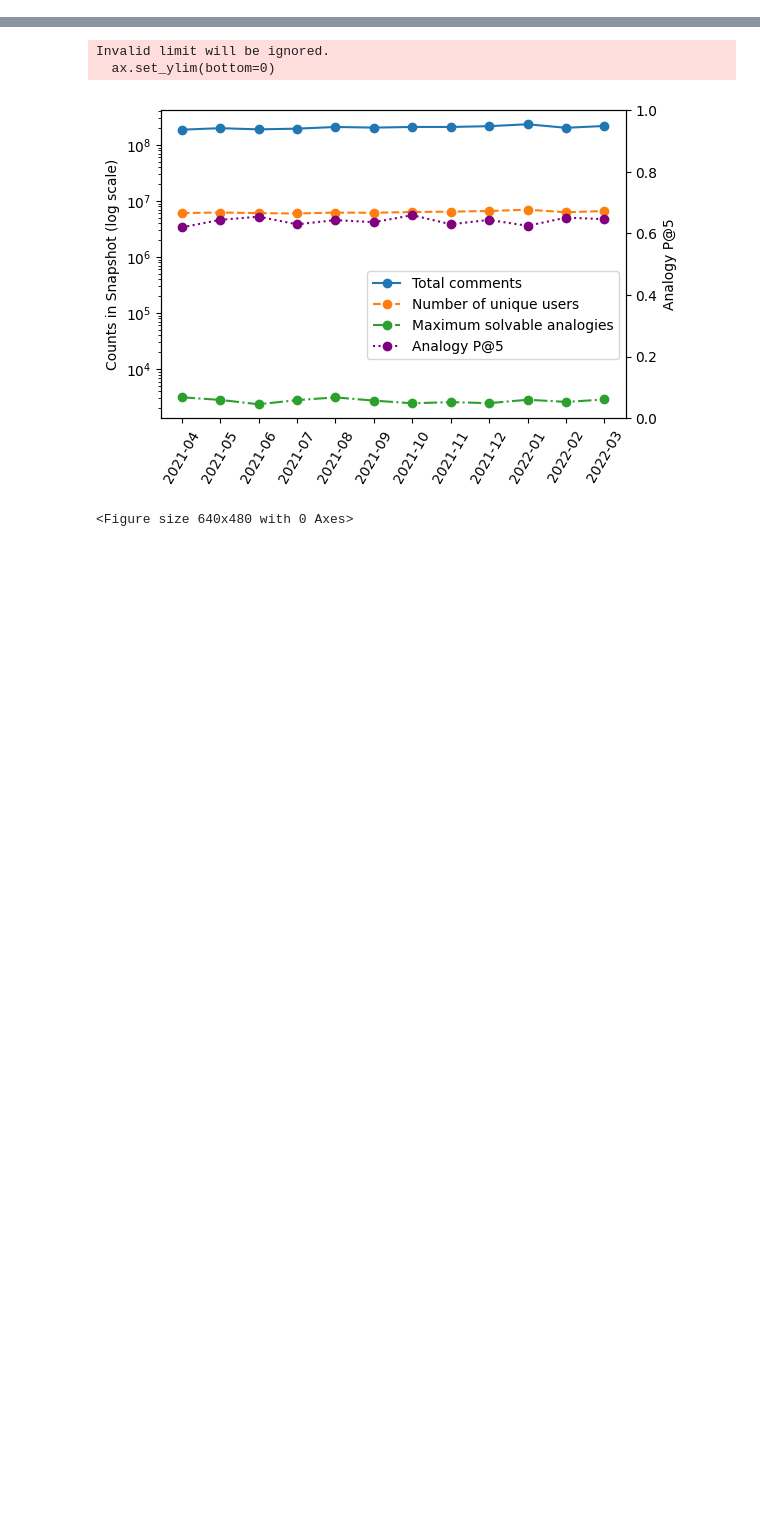
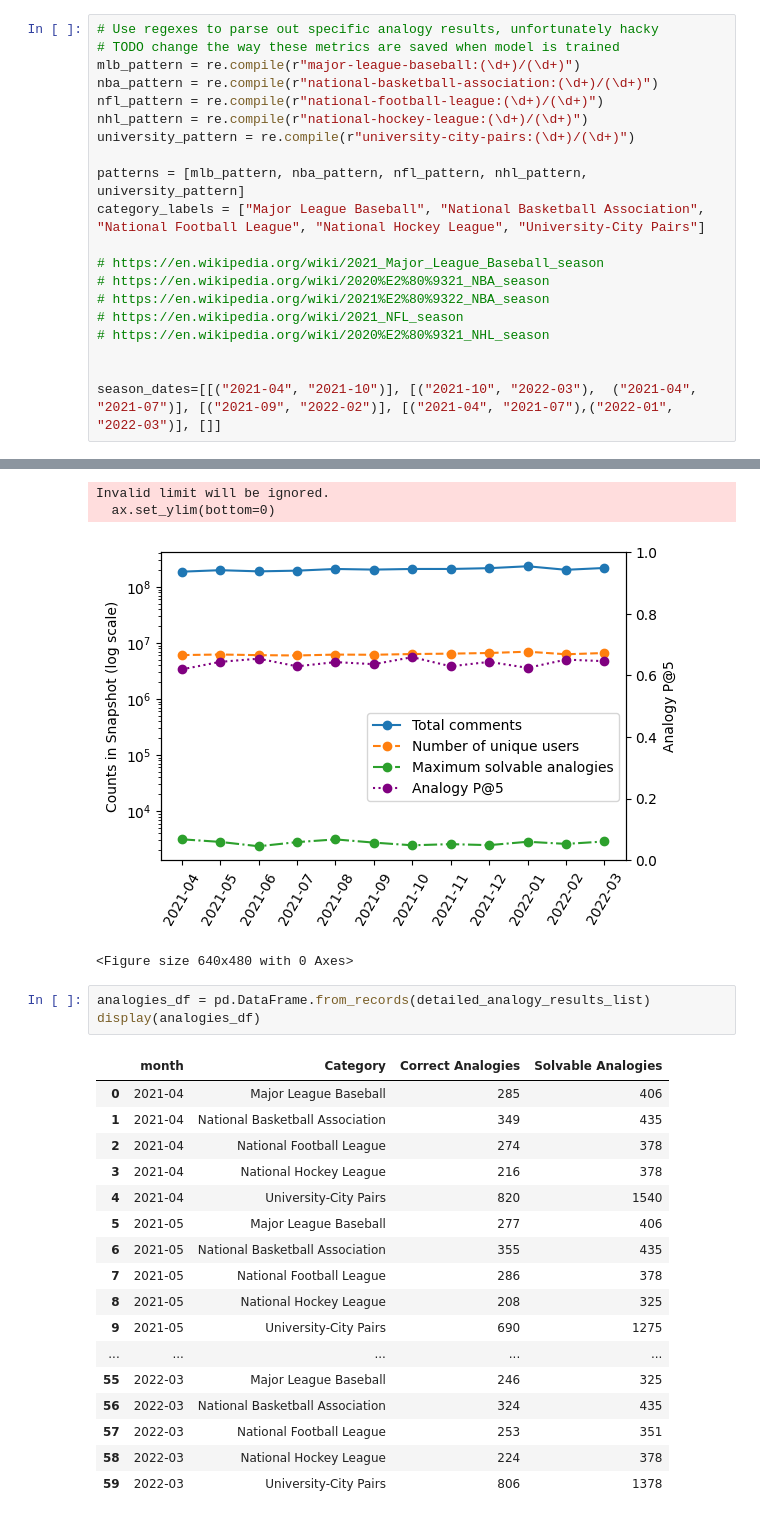
Before and after one commit to UMassCDS/IHOP-Reddit, a Jupyter notebook: notebooks/plot_final_community2vec_results.ipynb, the cells around one changed output, grey strips where cells are left out. Cells and saved outputs as stored; diff of their text form; blank space fills up the shorter version.

```diff
--- a/notebooks/plot_final_community2vec_results.ipynb
+++ b/notebooks/plot_final_community2vec_results.ipynb
@@ -20,5 +15,25 @@ C2V_ROOT = DATA_ROOT / "community2vec"
 MONTHS = sorted(["2021-04", "2021-05", "2021-06", "2021-07", "2021-08", "2021-09", "2021-10", "2021-11", "2021-12", "2022-01", "2022-02", "2022-03"
 ])
 VIZ_PATH = DATA_ROOT / "paper_visuals"
+# %%
+# Use regexes to parse out specific analogy results, unfortunately hacky
+# TODO change the way these metrics are saved when model is trained
+mlb_pattern = re.compile(r"major-league-baseball:(\d+)/(\d+)")
+nba_pattern = re.compile(r"national-basketball-association:(\d+)/(\d+)")
+nfl_pattern = re.compile(r"national-football-league:(\d+)/(\d+)")
+nhl_pattern = re.compile(r"national-hockey-league:(\d+)/(\d+)")
+university_pattern = re.compile(r"university-city-pairs:(\d+)/(\d+)")
+
+patterns = [mlb_pattern, nba_pattern, nfl_pattern, nhl_pattern, university_pattern]
+category_labels = ["Major League Baseball", "National Basketball Association", "National Football League", "National Hockey League", "University-City Pairs"]
+
+# https://en.wikipedia.org/wiki/2021_Major_League_Baseball_season
+# https://en.wikipedia.org/wiki/2020%E2%80%9321_NBA_season
+# https://en.wikipedia.org/wiki/2021%E2%80%9322_NBA_season
+# https://en.wikipedia.org/wiki/2021_NFL_season
+# https://en.wikipedia.org/wiki/2020%E2%80%9321_NHL_season
+
+
+season_dates=[[("2021-04", "2021-10")], [("2021-10", "2022-03"),  ("2021-04", "2021-07")], [("2021-09", "2022-02")], [("2021-04", "2021-07"),("2022-01", "2022-03")], []]
 # %%
 metrics_list = []
@@ -88,3 +115,24 @@ Invalid limit will be ignored.
   ax.set_ylim(bottom=0)
 [figure]
 <Figure size 640x480 with 0 Axes>
+# %%
+analogies_df = pd.DataFrame.from_records(detailed_analogy_results_list)
+display(analogies_df)
+# %% [output]
+|  | month | Category | Correct Analogies | Solvable Analogies |
+| 0 | 2021-04 | Major League Baseball | 285 | 406 |
+| 1 | 2021-04 | National Basketball Association | 349 | 435 |
+| 2 | 2021-04 | National Football League | 274 | 378 |
+| 3 | 2021-04 | National Hockey League | 216 | 378 |
+| 4 | 2021-04 | University-City Pairs | 820 | 1540 |
+| 5 | 2021-05 | Major League Baseball | 277 | 406 |
+| 6 | 2021-05 | National Basketball Association | 355 | 435 |
+| 7 | 2021-05 | National Football League | 286 | 378 |
+| 8 | 2021-05 | National Hockey League | 208 | 325 |
+| 9 | 2021-05 | University-City Pairs | 690 | 1275 |
+| ... | ... | ... | ... | ... |
+| 55 | 2022-03 | Major League Baseball | 246 | 325 |
+| 56 | 2022-03 | National Basketball Association | 324 | 435 |
+| 57 | 2022-03 | National Football League | 253 | 351 |
+| 58 | 2022-03 | National Hockey League | 224 | 378 |
+| 59 | 2022-03 | University-City Pairs | 806 | 1378 |
```
Also changed, not shown: parts of 3 cells of this notebook, 2 other files.
